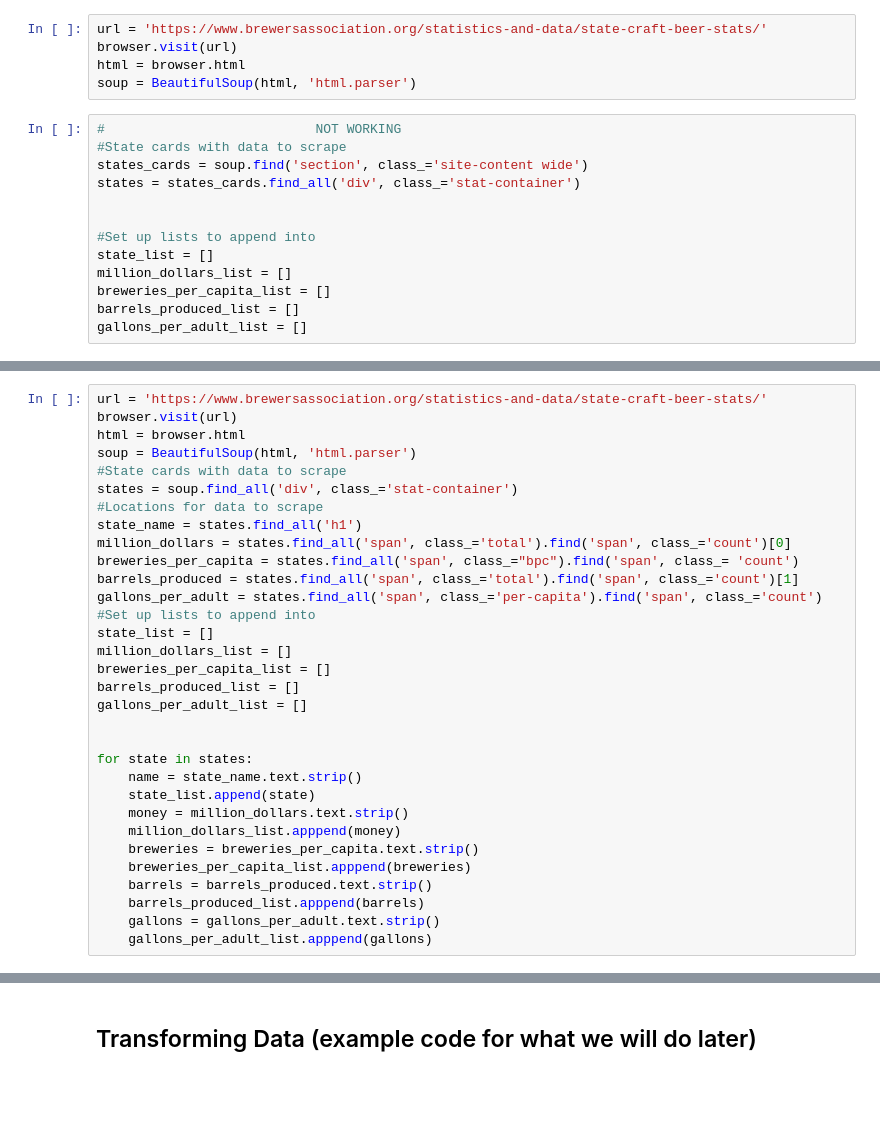
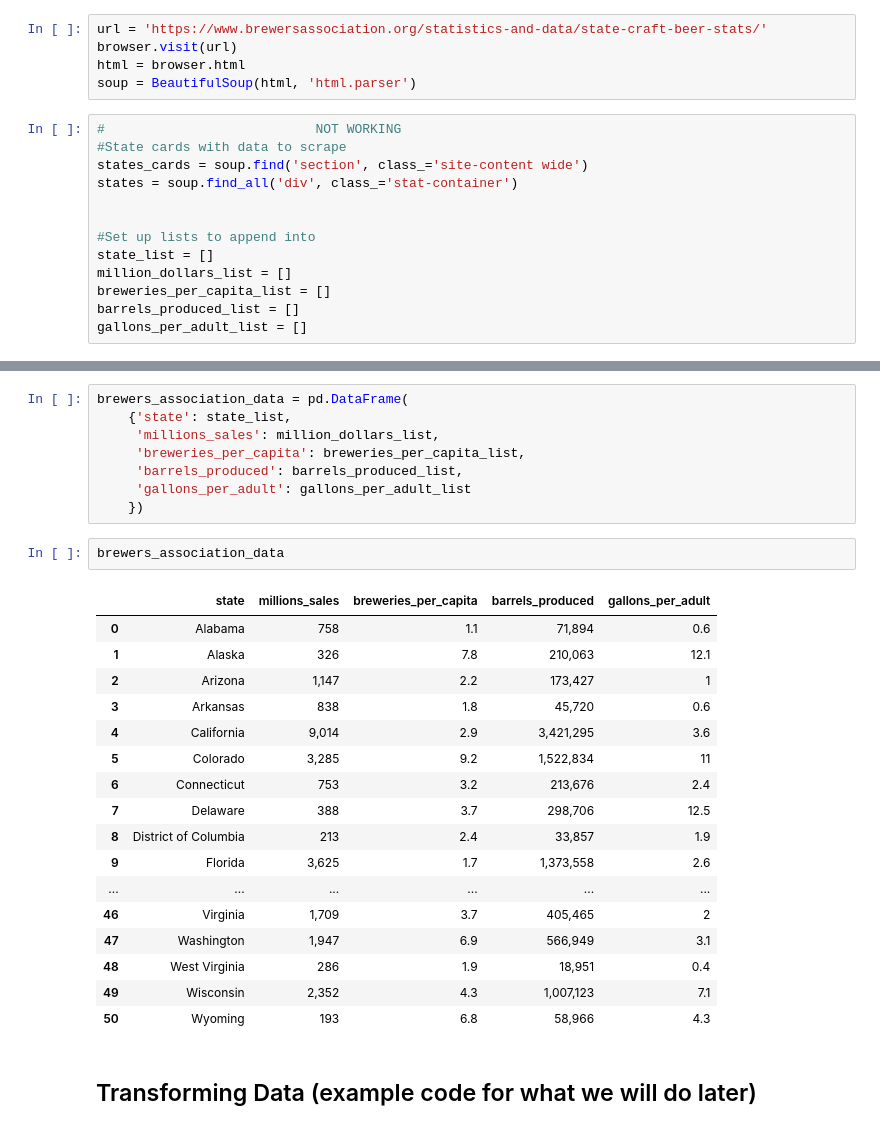
Before and after one commit to BDomogalla/ETL-Project, a Jupyter notebook: craft_beer.ipynb, the cells around one changed output, grey strips where cells are left out. Cells and saved outputs as stored; diff of their text form; blank space fills up the shorter version.

```diff
--- a/craft_beer.ipynb
+++ b/craft_beer.ipynb
@@ -48,7 +48,7 @@ soup = BeautifulSoup(html, 'html.parser')
 #                           NOT WORKING
 #State cards with data to scrape
 states_cards = soup.find('section', class_='site-content wide')
-states = states_cards.find_all('div', class_='stat-container')
+states = soup.find_all('div', class_='stat-container')
 
 
 #Set up lists to append into
@@ -174,32 +114,0 @@ gallons_per_adult_list
-# %%
-url = 'https://www.brewersassociation.org/statistics-and-data/state-craft-beer-stats/'
-browser.visit(url)
-html = browser.html
-soup = BeautifulSoup(html, 'html.parser')
-#State cards with data to scrape
-states = soup.find_all('div', class_='stat-container')
-#Locations for data to scrape
-state_name = states.find_all('h1')
-million_dollars = states.find_all('span', class_='total').find('span', class_='count')[0]
-breweries_per_capita = states.find_all('span', class_="bpc").find('span', class_= 'count')
-barrels_produced = states.find_all('span', class_='total').find('span', class_='count')[1]
-gallons_per_adult = states.find_all('span', class_='per-capita').find('span', class_='count')
-#Set up lists to append into
-state_list = []
-million_dollars_list = []
-breweries_per_capita_list = []
-barrels_produced_list = []
-gallons_per_adult_list = []
-
-
-for state in states:
-    name = state_name.text.strip()
-    state_list.append(state)
-    money = million_dollars.text.strip()
-    million_dollars_list.apppend(money)
-    breweries = breweries_per_capita.text.strip()
-    breweries_per_capita_list.apppend(breweries)
-    barrels = barrels_produced.text.strip()
-    barrels_produced_list.apppend(barrels)
-    gallons = gallons_per_adult.text.strip()
-    gallons_per_adult_list.apppend(gallons)
@@ -206,3 +178,31 @@ for state in states:
+# %%
+brewers_association_data = pd.DataFrame(
+    {'state': state_list,
+     'millions_sales': million_dollars_list,
+     'breweries_per_capita': breweries_per_capita_list,
+     'barrels_produced': barrels_produced_list,
+     'gallons_per_adult': gallons_per_adult_list
+    })
+# %%
+brewers_association_data
+# %% [output]
+|  | state | millions_sales | breweries_per_capita | barrels_produced | gallons_per_adult |
+| 0 | Alabama | 758 | 1.1 | 71,894 | 0.6 |
+| 1 | Alaska | 326 | 7.8 | 210,063 | 12.1 |
+| 2 | Arizona | 1,147 | 2.2 | 173,427 | 1 |
+| 3 | Arkansas | 838 | 1.8 | 45,720 | 0.6 |
+| 4 | California | 9,014 | 2.9 | 3,421,295 | 3.6 |
+| 5 | Colorado | 3,285 | 9.2 | 1,522,834 | 11 |
+| 6 | Connecticut | 753 | 3.2 | 213,676 | 2.4 |
+| 7 | Delaware | 388 | 3.7 | 298,706 | 12.5 |
+| 8 | District of Columbia | 213 | 2.4 | 33,857 | 1.9 |
+| 9 | Florida | 3,625 | 1.7 | 1,373,558 | 2.6 |
+| ... | ... | ... | ... | ... | ... |
+| 46 | Virginia | 1,709 | 3.7 | 405,465 | 2 |
+| 47 | Washington | 1,947 | 6.9 | 566,949 | 3.1 |
+| 48 | West Virginia | 286 | 1.9 | 18,951 | 0.4 |
+| 49 | Wisconsin | 2,352 | 4.3 | 1,007,123 | 7.1 |
+| 50 | Wyoming | 193 | 6.8 | 58,966 | 4.3 |
 # %% [markdown]
 ## Transforming Data  (example code for what we will do later)
 # %%
```
Also changed, not shown: parts of 10 cells of this notebook.
